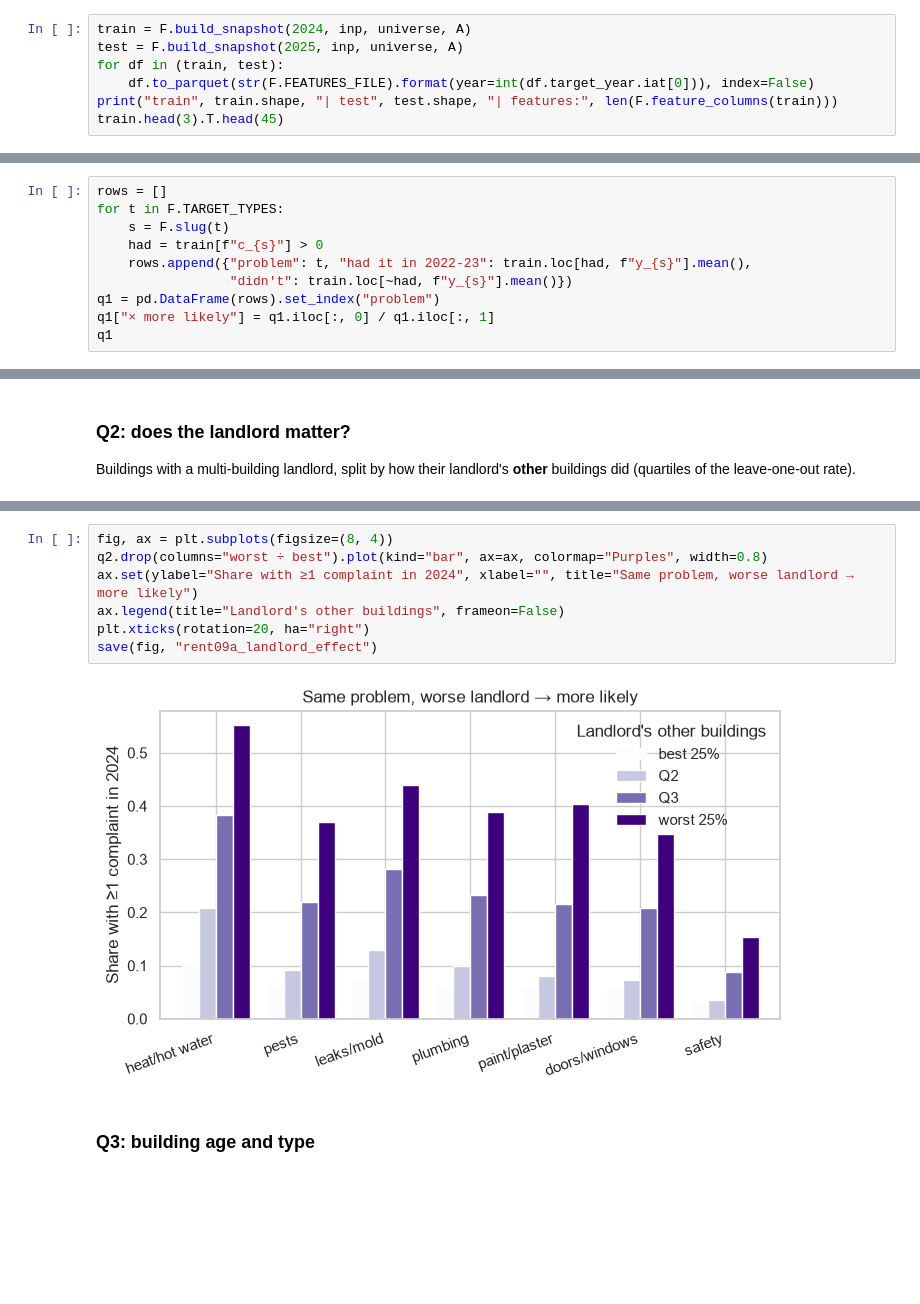
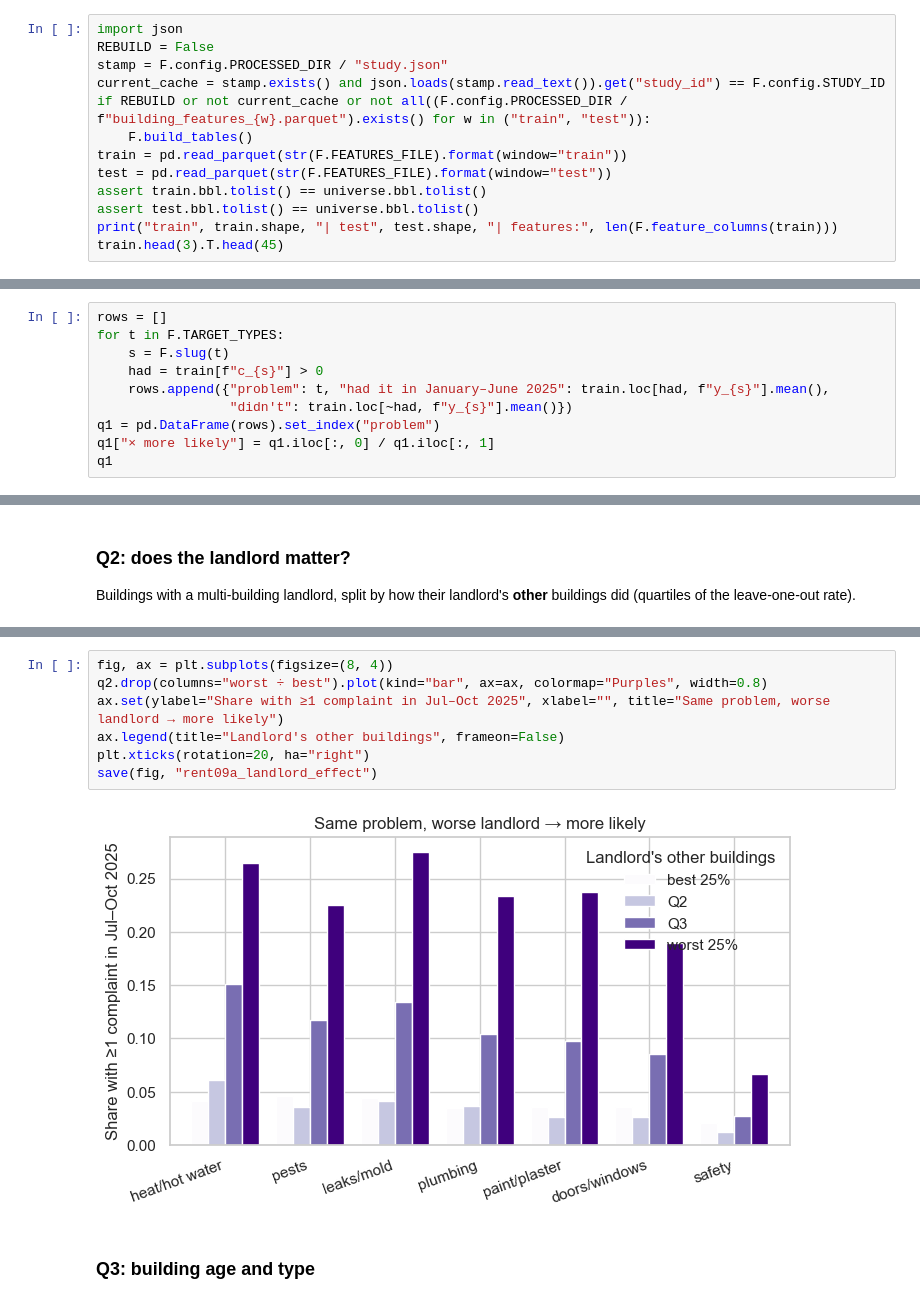
Before and after one commit to Desaiadi/TEAM-BUTA, a Jupyter notebook: notebooks/10_build_building_features.ipynb, the cells around one changed output, grey strips where cells are left out. Drawn from its saved outputs; the diff is of its cells as text; blank space fills up the shorter version.

```diff
--- a/notebooks/10_build_building_features.ipynb
+++ b/notebooks/10_build_building_features.ipynb
@@ -46,8 +48,14 @@ Building pairs within 100 m: 2,773,744 | median neighbors per building: 30
 # %%
-train = F.build_snapshot(2024, inp, universe, A)
-test = F.build_snapshot(2025, inp, universe, A)
-for df in (train, test):
-    df.to_parquet(str(F.FEATURES_FILE).format(year=int(df.target_year.iat[0])), index=False)
+import json
+REBUILD = False
+stamp = F.config.PROCESSED_DIR / "study.json"
+current_cache = stamp.exists() and json.loads(stamp.read_text()).get("study_id") == F.config.STUDY_ID
+if REBUILD or not current_cache or not all((F.config.PROCESSED_DIR / f"building_features_{w}.parquet").exists() for w in ("train", "test")):
+    F.build_tables()
+train = pd.read_parquet(str(F.FEATURES_FILE).format(window="train"))
+test = pd.read_parquet(str(F.FEATURES_FILE).format(window="test"))
+assert train.bbl.tolist() == universe.bbl.tolist()
+assert test.bbl.tolist() == universe.bbl.tolist()
 print("train", train.shape, "| test", test.shape, "| features:", len(F.feature_columns(train)))
 train.head(3).T.head(45)
 # %% [output]
@@ -93,7 +101,7 @@ rows = []
 for t in F.TARGET_TYPES:
     s = F.slug(t)
     had = train[f"c_{s}"] > 0
-    rows.append({"problem": t, "had it in 2022-23": train.loc[had, f"y_{s}"].mean(),
+    rows.append({"problem": t, "had it in January–June 2025": train.loc[had, f"y_{s}"].mean(),
                  "didn't": train.loc[~had, f"y_{s}"].mean()})
 q1 = pd.DataFrame(rows).set_index("problem")
 q1["× more likely"] = q1.iloc[:, 0] / q1.iloc[:, 1]
@@ -135,12 +143,12 @@ Buildings with a multi-building landlord: 57,106 (33%)
 # %%
 fig, ax = plt.subplots(figsize=(8, 4))
 q2.drop(columns="worst ÷ best").plot(kind="bar", ax=ax, colormap="Purples", width=0.8)
-ax.set(ylabel="Share with ≥1 complaint in 2024", xlabel="", title="Same problem, worse landlord → more likely")
+ax.set(ylabel="Share with ≥1 complaint in Jul–Oct 2025", xlabel="", title="Same problem, worse landlord → more likely")
 ax.legend(title="Landlord's other buildings", frameon=False)
 plt.xticks(rotation=20, ha="right")
 save(fig, "rent09a_landlord_effect")
 # %% [output]
-[figure, old version]
+[figure, new version]
 # %% [markdown]
 ### Q3: building age and type
 # %%
```
Also changed, not shown: parts of 14 cells of this notebook, 58 other files.
